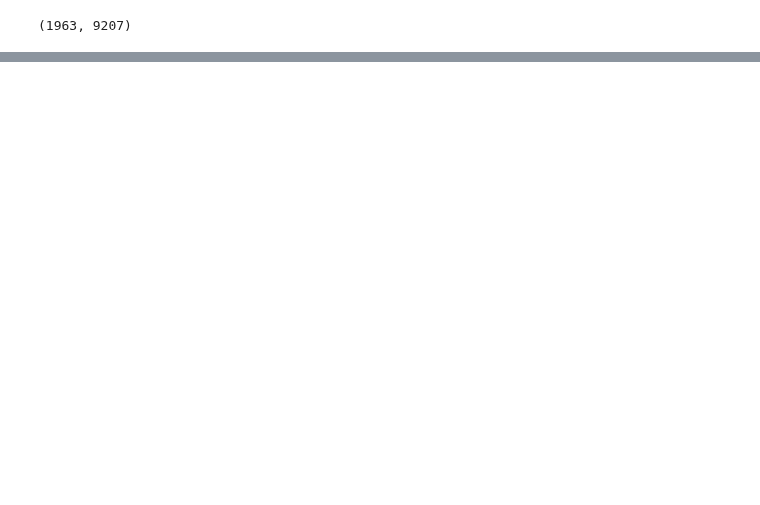
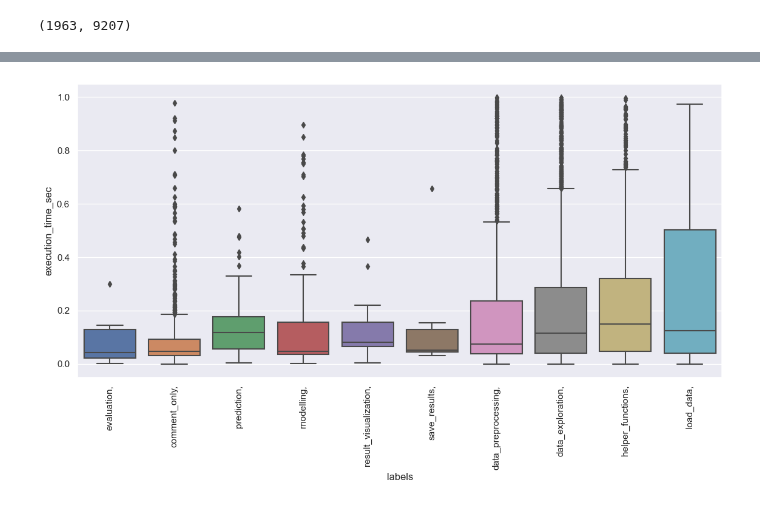
Before and after one commit to konstantgr/jupyter-logs-analysis, a Jupyter notebook: analysis/02-0-time-analysis.ipynb, the cells around one changed output, grey strips where cells are left out. Drawn from its saved outputs; the diff is of its cells as text; code cells hidden in the pictures; blank space fills up the shorter version.

Commit message:
interruptuions time analysis

```diff
--- a/analysis/02-0-time-analysis.ipynb
+++ b/analysis/02-0-time-analysis.ipynb
@@ -57,15 +59,15 @@ at_df.groupby(['task', 'expert']).next_action_time.describe()
 | task2 | False | 1573.0 | 10.475886 | 14.824908 | 0.0 | 1.26200 | 4.420 | 13.08200 | 74.233 |
 |  | True | 2681.0 | 8.826441 | 13.484464 | 0.0 | 0.53700 | 3.082 | 10.19800 | 74.281 |
 # %%
-import matplotlib.pyplot as plt
+
 sns.set(rc={'figure.figsize':(13.7,6.27)})
-def plot_action_time(df):
+def plot_box_time(df, var='next_action_time'):
 
     df = df[df.labels.apply(lambda x: len(x.strip().split(',')) - 1 if isinstance(x, str) else None) == 1]
-    my_order = df.groupby(by=["labels"])["next_action_time"].mean()
+    my_order = df.groupby(by=["labels"])[var].mean()
     my_order = my_order.sort_values().index
 
-    sns.boxplot(df, x='labels', y ='next_action_time', order=my_order)
+    sns.boxplot(df, x='labels', y =var, order=my_order)
 
     plt.xticks(rotation=90)
 # %%
@@ -127,2 +158,0 @@ pg.ttest(t1_execs_s, t1_execs_e).round(2)
-# %%
-metrics = metrics[metrics.notebook_name.isin(['task1.ipynb', 'task2.ipynb'])]
@@ -184,0 +180,4 @@ Index(['index', 'time', 'session_id', 'kernel_id_x', 'notebook_name', 'event',
+# %%
+plot_box_time(metrics[metrics.execution_time_sec < 1], var='execution_time_sec')
+# %% [output]
+[figure, added]
```
Also changed, not shown: parts of 34 cells of this notebook.
